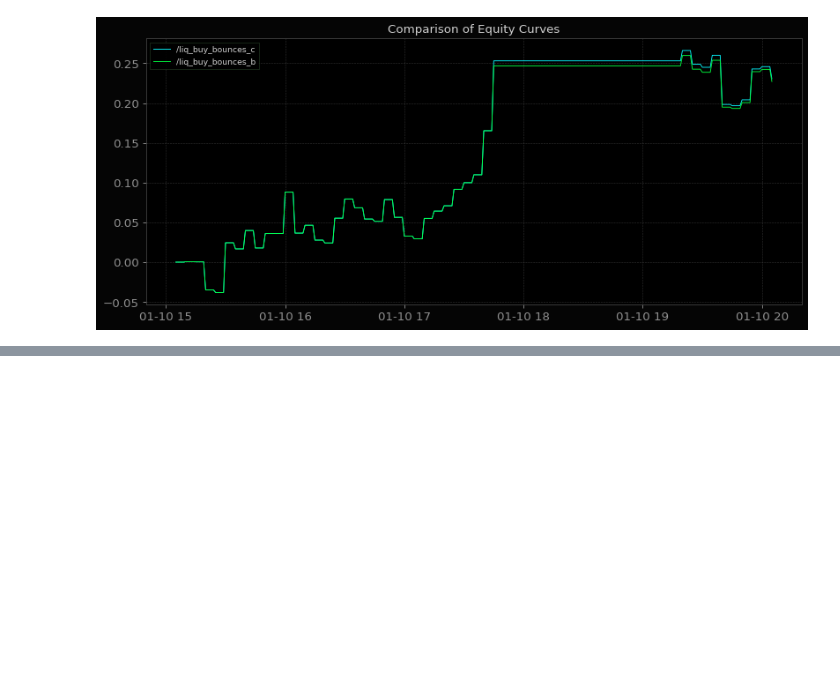
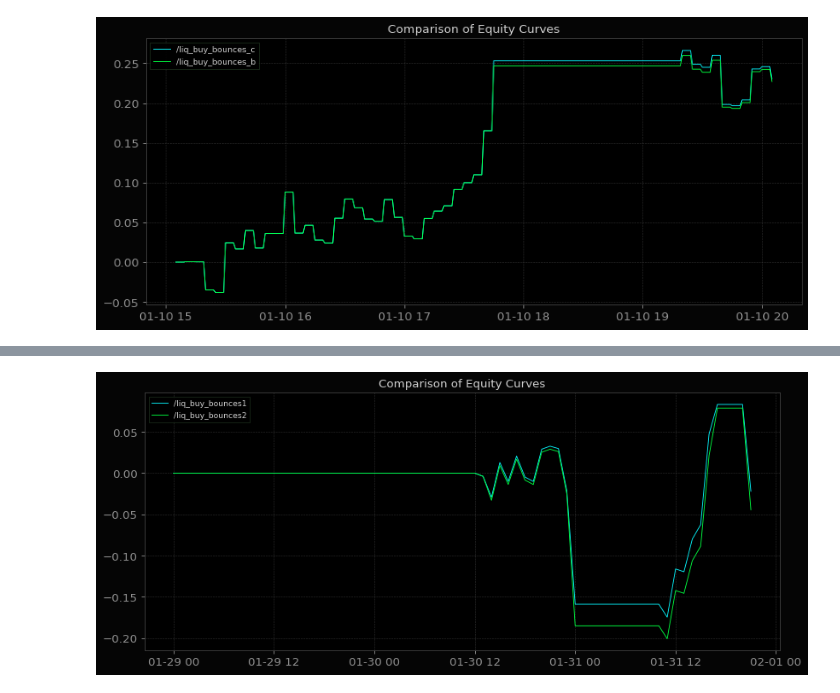
Before and after one commit to dmarienko/Qubx, a Jupyter notebook: experiments/8.1 Generated Signals And Tracker.ipynb, the cells around one changed output, grey strips where cells are left out. Cells and saved outputs as stored; diff of their text form; code cells hidden in the pictures; blank space fills up the shorter version.

Commit message:
fix: fixes BrokerSideRiskController stop order issue

```diff
--- a/experiments/8.1 Generated Signals And Tracker.ipynb
+++ b/experiments/8.1 Generated Signals And Tracker.ipynb
@@ -156,0 +161,8 @@ chart_signals(rep[1], symbol, ohlc, '1Min',  show_signals=True)
+# %%
+%load_ext autoreload
+%autoreload 2
+
+from qubx.trackers.riskctrl import StopTakePositionTracker
+from qubx.trackers.sizers import FixedLeverageSizer
+
+qdb = MultiQdbConnector('xlydian-data')
@@ -156,0 +172,3 @@ chart_signals(rep[1], symbol, ohlc, '1Min',  show_signals=True)
+# %%
+signals = pd.read_csv("../tests/data/signals_issue.csv", index_col="timestamp", parse_dates=True)
+signals
@@ -156,0 +186,9 @@ chart_signals(rep[1], symbol, ohlc, '1Min',  show_signals=True)
+# %%
+rep = simulate(
+    {
+        "liq_buy_bounces1": [signals, StopTakePositionTracker(2.5, 0.5, FixedLeverageSizer(0.1), "broker")],
+        "liq_buy_bounces2": [signals, StopTakePositionTracker(2.5, 0.5, FixedLeverageSizer(0.1), "client")],
+    },
+    qdb, 10000, ["BINANCE.UM:BTCUSDT"], dict(type="ohlc", timeframe="1Min", nback=0), "1Min -1Sec", "vip9_usdt",
+    "2024-01-29", "2024-05-01", debug='DEBUG'
+)
@@ -156,0 +232,3 @@ chart_signals(rep[1], symbol, ohlc, '1Min',  show_signals=True)
+# %%
+tearsheet(rep)
+# %% [output]
@@ -156,0 +239 @@ chart_signals(rep[1], symbol, ohlc, '1Min',  show_signals=True)
+[figure, added]
```
Also changed, not shown: parts of 8 cells of this notebook, 3 other files.
